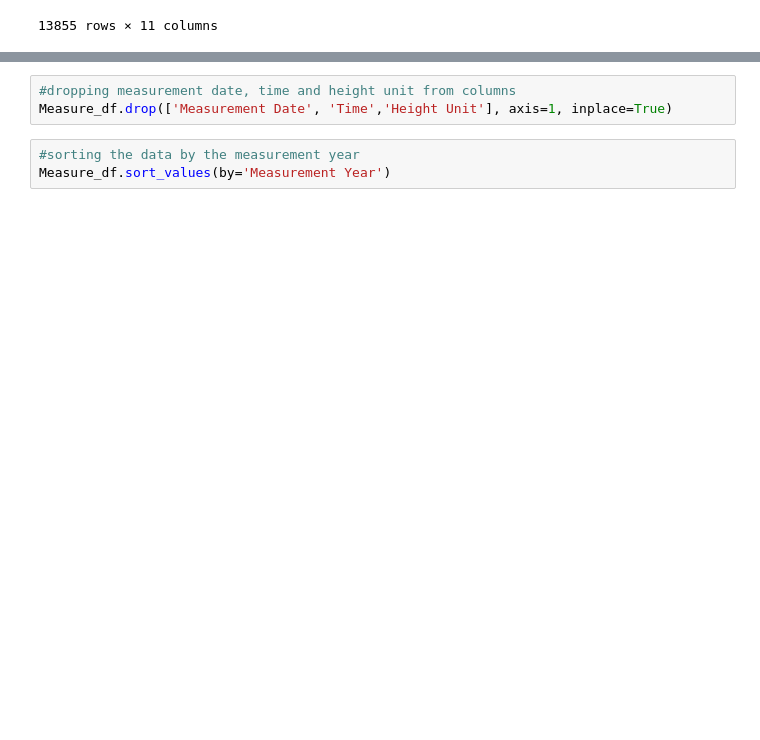
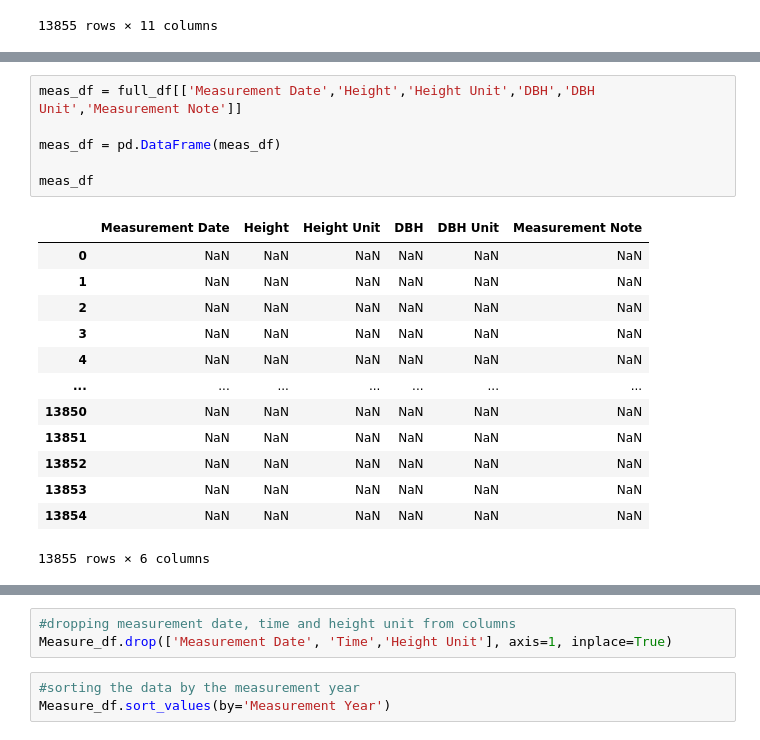
Before and after one commit to mfahey312/SaguaroProject, a Jupyter notebook: Steven/Cleaning_Data.ipynb, the cells around one changed output, grey strips where cells are left out. Drawn from its saved outputs; the diff is of its cells as text; blank space fills up the shorter version.

```diff
--- a/Steven/Cleaning_Data.ipynb
+++ b/Steven/Cleaning_Data.ipynb
@@ -52,0 +36,20 @@ Measure_df
+# %%
+meas_df = full_df[['Measurement Date','Height','Height Unit','DBH','DBH Unit','Measurement Note']]
+
+meas_df = pd.DataFrame(meas_df)
+
+meas_df
+# %% [output]
+|  | Measurement Date | Height | Height Unit | DBH | DBH Unit | Measurement Note |
+| 0 | NaN | NaN | NaN | NaN | NaN | NaN |
+| 1 | NaN | NaN | NaN | NaN | NaN | NaN |
+| 2 | NaN | NaN | NaN | NaN | NaN | NaN |
+| 3 | NaN | NaN | NaN | NaN | NaN | NaN |
+| 4 | NaN | NaN | NaN | NaN | NaN | NaN |
+| ... | ... | ... | ... | ... | ... | ... |
+| 13850 | NaN | NaN | NaN | NaN | NaN | NaN |
+| 13851 | NaN | NaN | NaN | NaN | NaN | NaN |
+| 13852 | NaN | NaN | NaN | NaN | NaN | NaN |
+| 13853 | NaN | NaN | NaN | NaN | NaN | NaN |
+| 13854 | NaN | NaN | NaN | NaN | NaN | NaN |
+13855 rows × 6 columns
```
Also changed, not shown: parts of 34 cells of this notebook.
